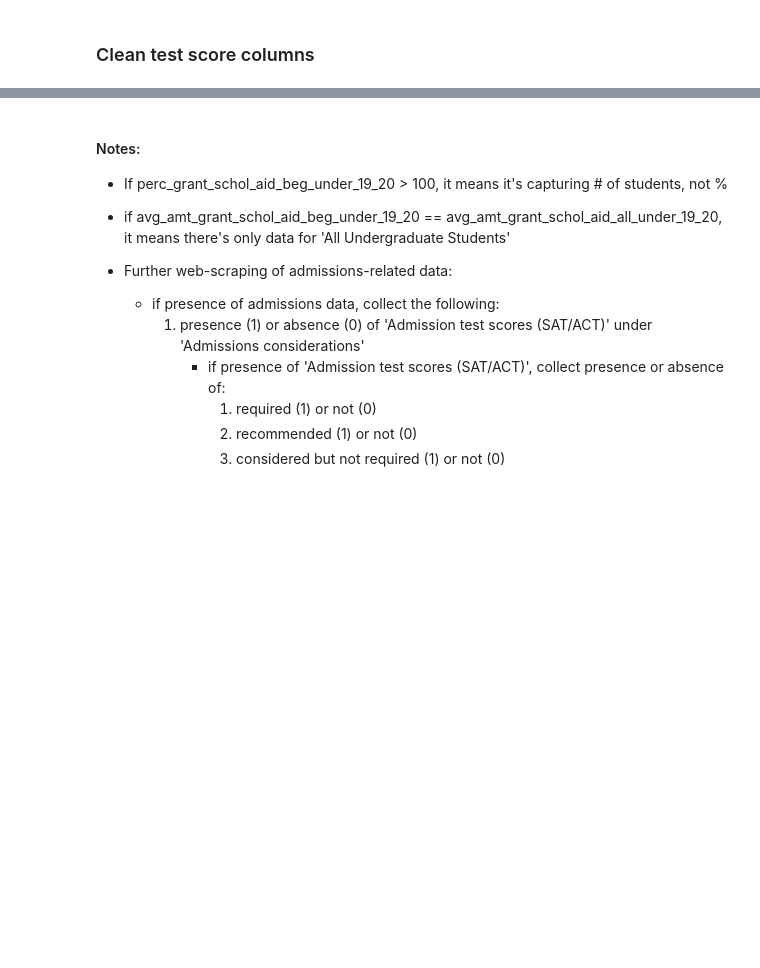
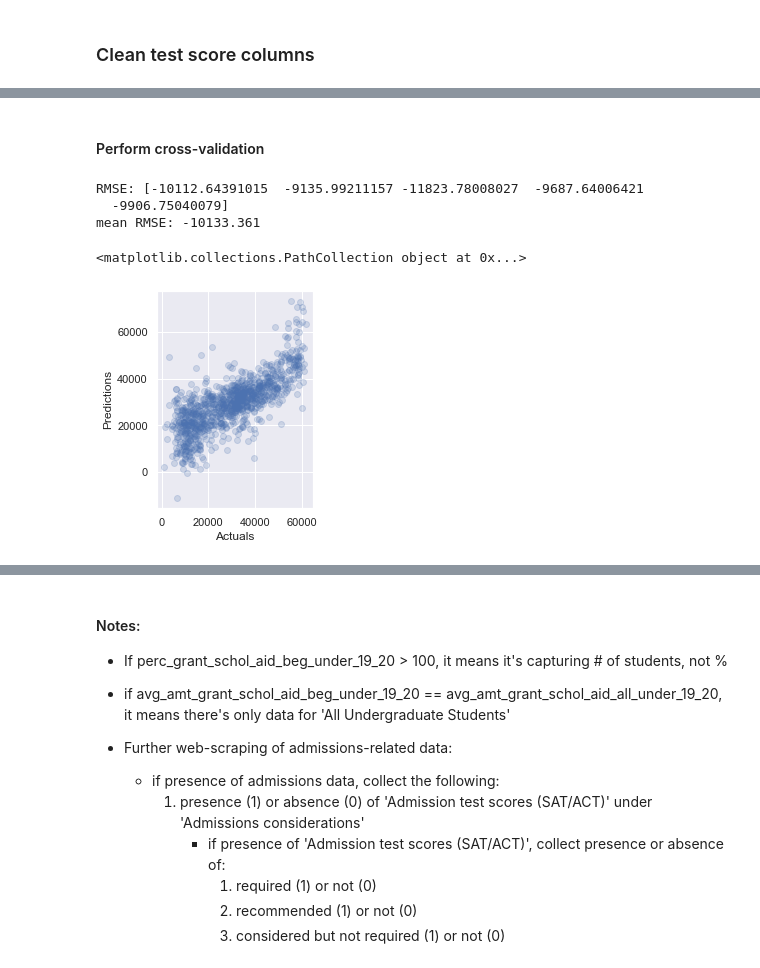
Before and after one commit to chloebs4590/Metis-NBM_Regression, a Jupyter notebook: eda_lr_project_code.ipynb, the cells around one changed output, grey strips where cells are left out. Drawn from its saved outputs; the diff is of its cells as text; code cells hidden in the pictures; blank space fills up the shorter version.

```diff
--- a/eda_lr_project_code.ipynb
+++ b/eda_lr_project_code.ipynb
@@ -1293,0 +1152,7 @@ plt.savefig('mvp_plot_2.png')
+# %%
+# run the lasso cross validation and find the best alpha
+
+alphavec = 10**np.linspace(-2,2,200)
+
+lm_reg = LassoCV(alphas = alphavec, cv=5)
+lm_reg.fit(X_train_val_reg, y_train_val_reg)
@@ -1293,0 +1191,23 @@ plt.savefig('mvp_plot_2.png')
+# %% [markdown]
+#### Perform cross-validation
+# %%
+cv_results_lm_reg = cross_validate(lm_reg, X_train_val_reg, y_train_val_reg, cv=kf, scoring='neg_root_mean_squared_error')
+print(f"RMSE: {(cv_results_lm_reg['test_score'])}")
+print(f"mean RMSE: {(np.mean(cv_results_lm_reg['test_score'])):.3f}")
+# %% [output]
+RMSE: [-10112.64391015  -9135.99211157 -11823.78008027  -9687.64006421
+  -9906.75040079]
+mean RMSE: -10133.361
+# %%
+# Fitted (predicted) vs. Actual
+y_train_val_reg_pred = lm_reg.predict(X_train_val_reg)
+
+plot = plt.scatter(y_train_val_reg, y_train_val_reg_pred, alpha=0.2)
+plt.axis('scaled')
+plt.xlabel('Actuals')
+plt.ylabel('Predictions')
+
+print(plot)
+# %% [output]
+<matplotlib.collections.PathCollection object at 0x...>
+[figure, added]
```
Also changed, not shown: parts of 169 cells of this notebook.
